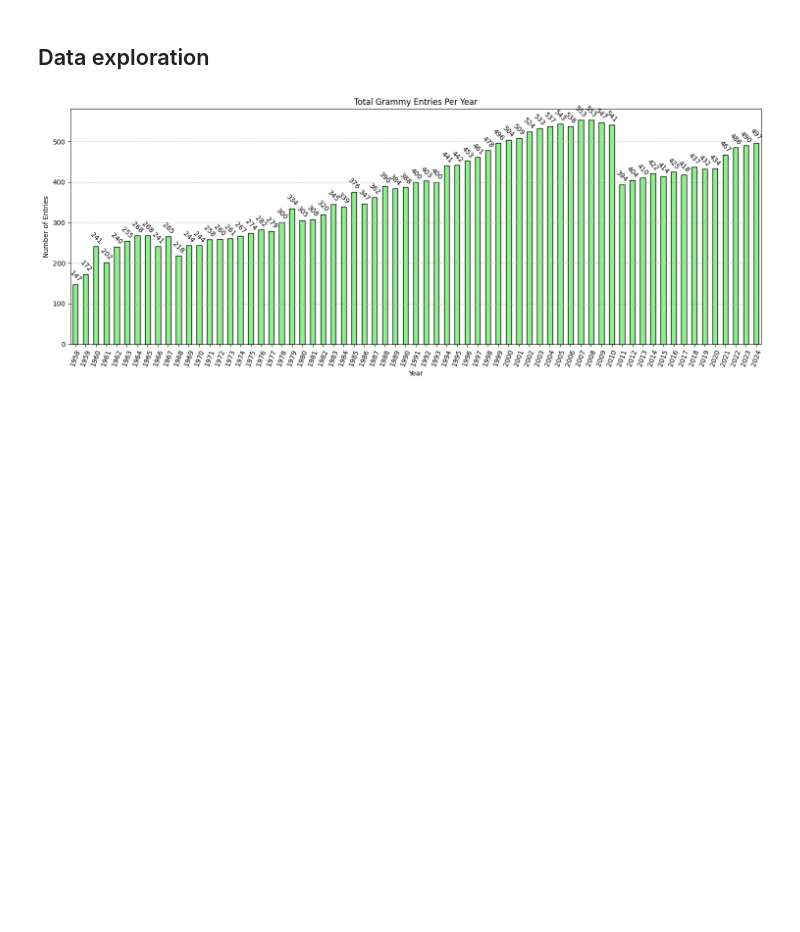
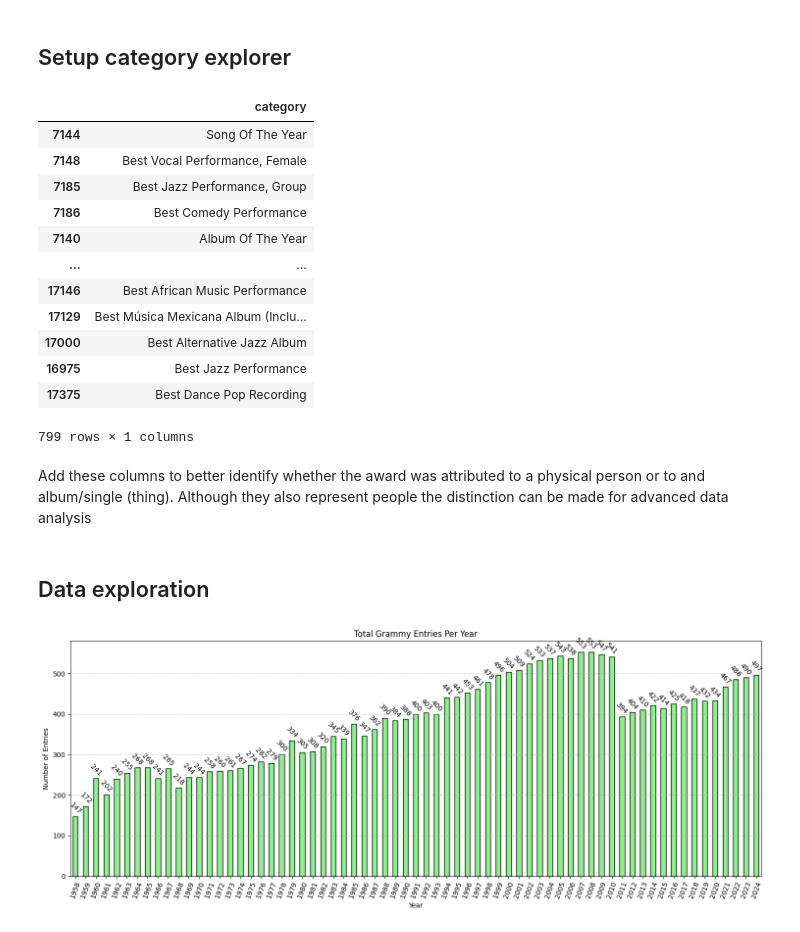
Before and after one commit to Zadigo/datasets, a Jupyter notebook: grammy/grammy.ipynb, the cells around one changed output. Saved outputs shown, nothing was run; the diff lists cells and outputs as text; code cells hidden in the pictures; blank space fills up the shorter version.

Commit message:
Improve categories

```diff
--- a/grammy/grammy.ipynb
+++ b/grammy/grammy.ipynb
@@ -29,3 +29,23 @@ def annual_edition(value: str | None):
 
 
 df['annual_edition'] = df.subtitle.map(annual_edition)
+# %% [markdown]
+## Setup category explorer
+# %%
+categories = df[['category']].drop_duplicates()
+# %%
+categories
+# %% [output]
+|  | category |
+| 7144 | Song Of The Year |
+| 7148 | Best Vocal Performance, Female |
+| 7185 | Best Jazz Performance, Group |
+| 7186 | Best Comedy Performance |
+| 7140 | Album Of The Year |
+| ... | ... |
+| 17146 | Best African Music Performance |
+| 17129 | Best Música Mexicana Album (Inclu... |
+| 17000 | Best Alternative Jazz Album |
+| 16975 | Best Jazz Performance |
+| 17375 | Best Dance Pop Recording |
+799 rows × 1 columns
@@ -31,0 +65,2 @@ df['annual_edition'] = df.subtitle.map(annual_edition)
+# %% [markdown]
+Add these columns to better identify whether the award was attributed to a physical person or to and album/single (thing). Although they also represent people the distinction can be made for advanced data analysis
```
Also changed, not shown: parts of 16 cells of this notebook, 1 other file.
